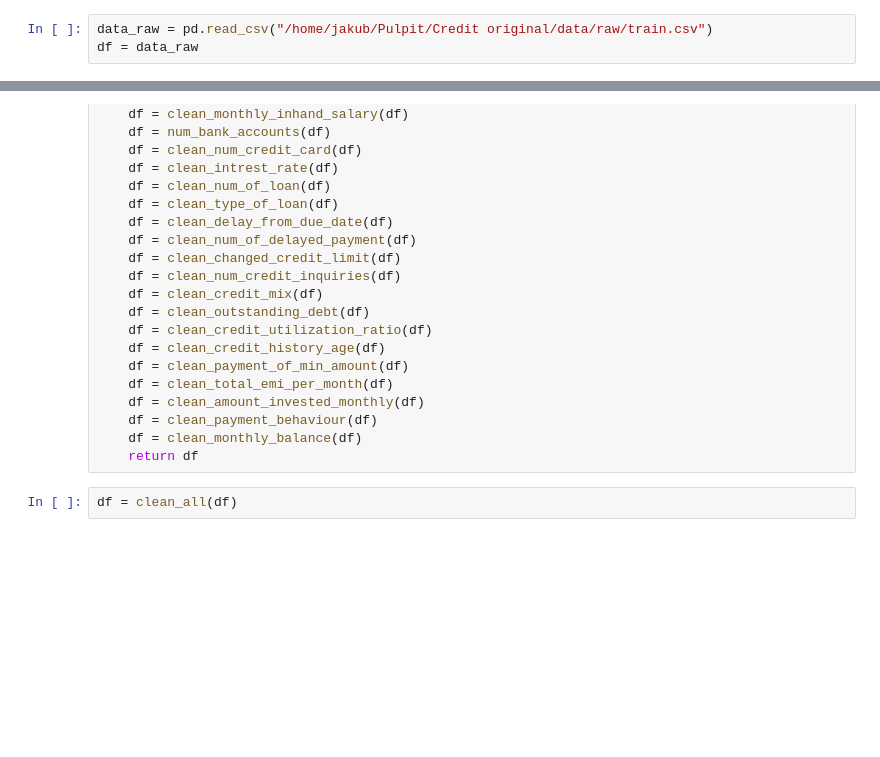
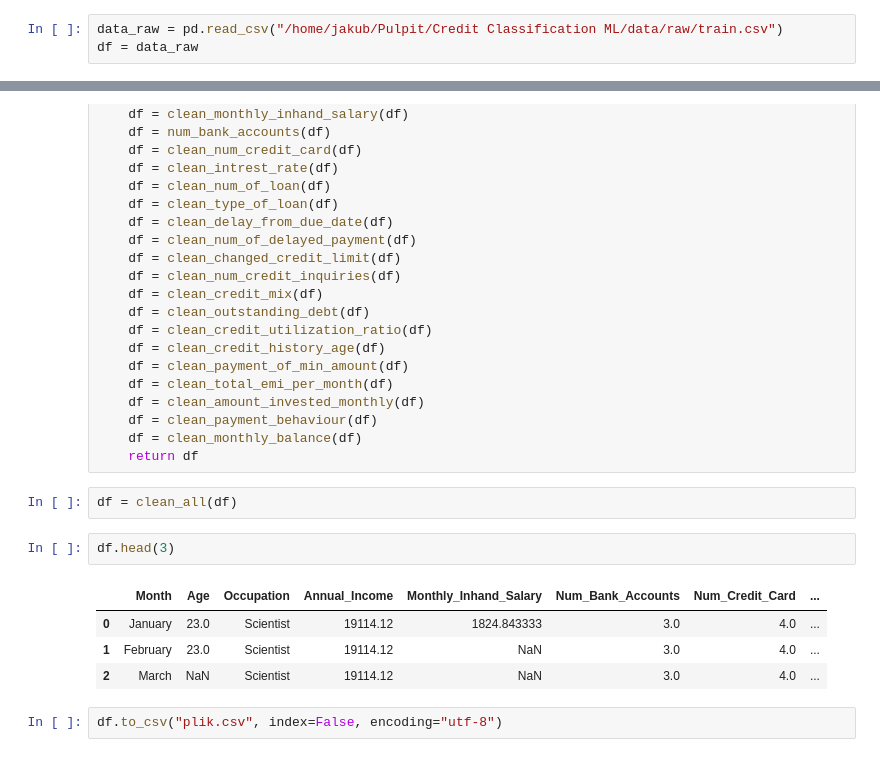
Before and after one commit to JakubKrzak/credit-classification-ml, a Jupyter notebook: notebooks/no_important/clean_doeda.ipynb, the cells around one changed output, grey strips where cells are left out. Drawn from its saved outputs; the diff is of its cells as text; blank space fills up the shorter version.

```diff
--- a/notebooks/no_important/clean_doeda.ipynb
+++ b/notebooks/no_important/clean_doeda.ipynb
@@ -13,7 +13,7 @@ pd.set_option("display.max_colwidth", None)
 # %% [markdown]
 Data
 # %%
-data_raw = pd.read_csv("/home/jakub/Pulpit/Credit original/data/raw/train.csv")
+data_raw = pd.read_csv("/home/jakub/Pulpit/Credit Classification ML/data/raw/train.csv")
 df = data_raw
 # %% [markdown]
 Function
@@ -203,3 +203,12 @@ def clean_all(df):
     return df
 # %%
 df = clean_all(df)
+# %%
+df.head(3)
+# %% [output]
+|  | Month | Age | Occupation | Annual_Income | Monthly_Inhand_Salary | Num_Bank_Accounts | Num_Credit_Card | ... |
+| 0 | January | 23.0 | Scientist | 19114.12 | 1824.843333 | 3.0 | 4.0 | ... |
+| 1 | February | 23.0 | Scientist | 19114.12 | NaN | 3.0 | 4.0 | ... |
+| 2 | March | NaN | Scientist | 19114.12 | NaN | 3.0 | 4.0 | ... |
+# %%
+df.to_csv("plik.csv", index=False, encoding="utf-8")
```
Also changed, not shown: 14 other files.
